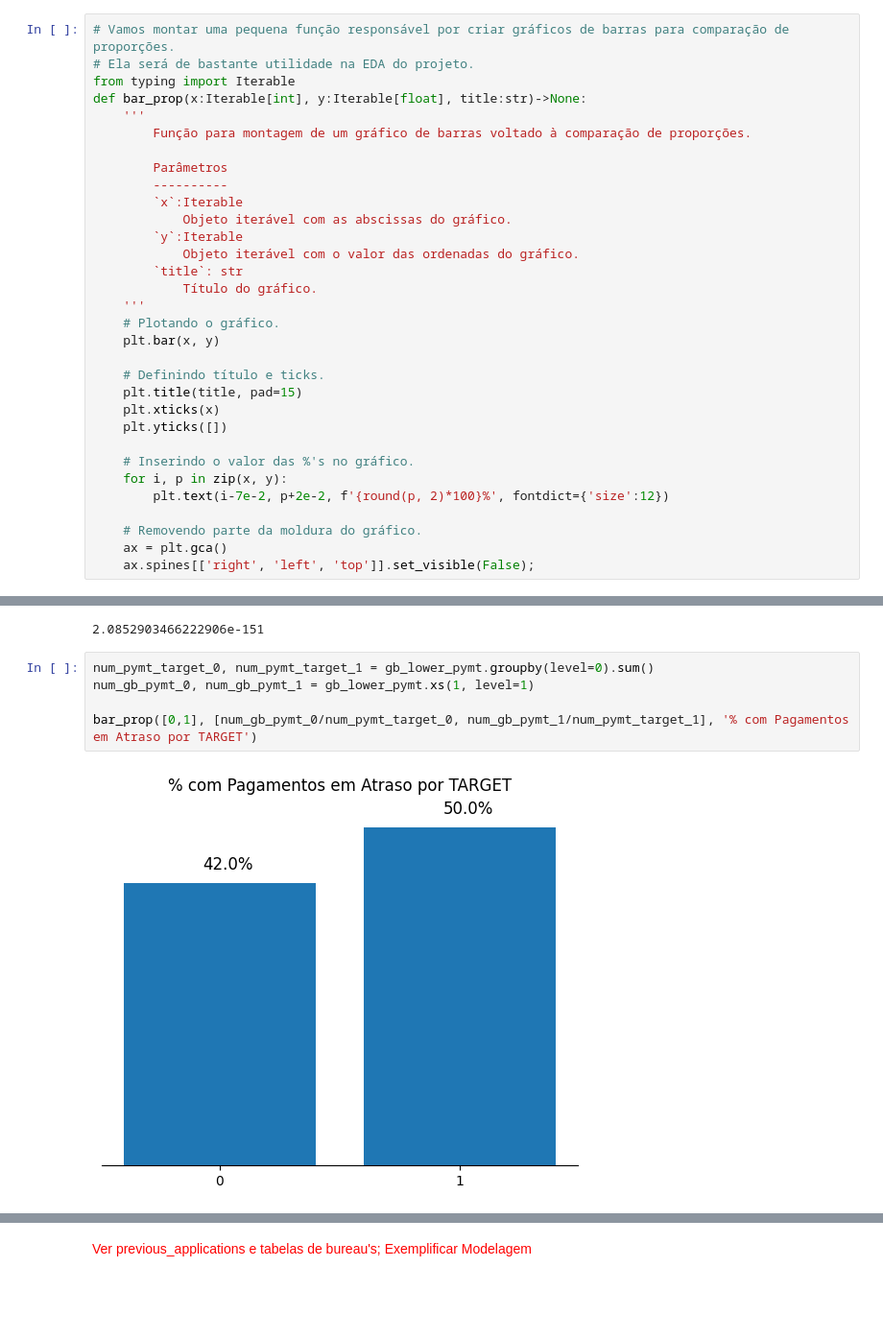
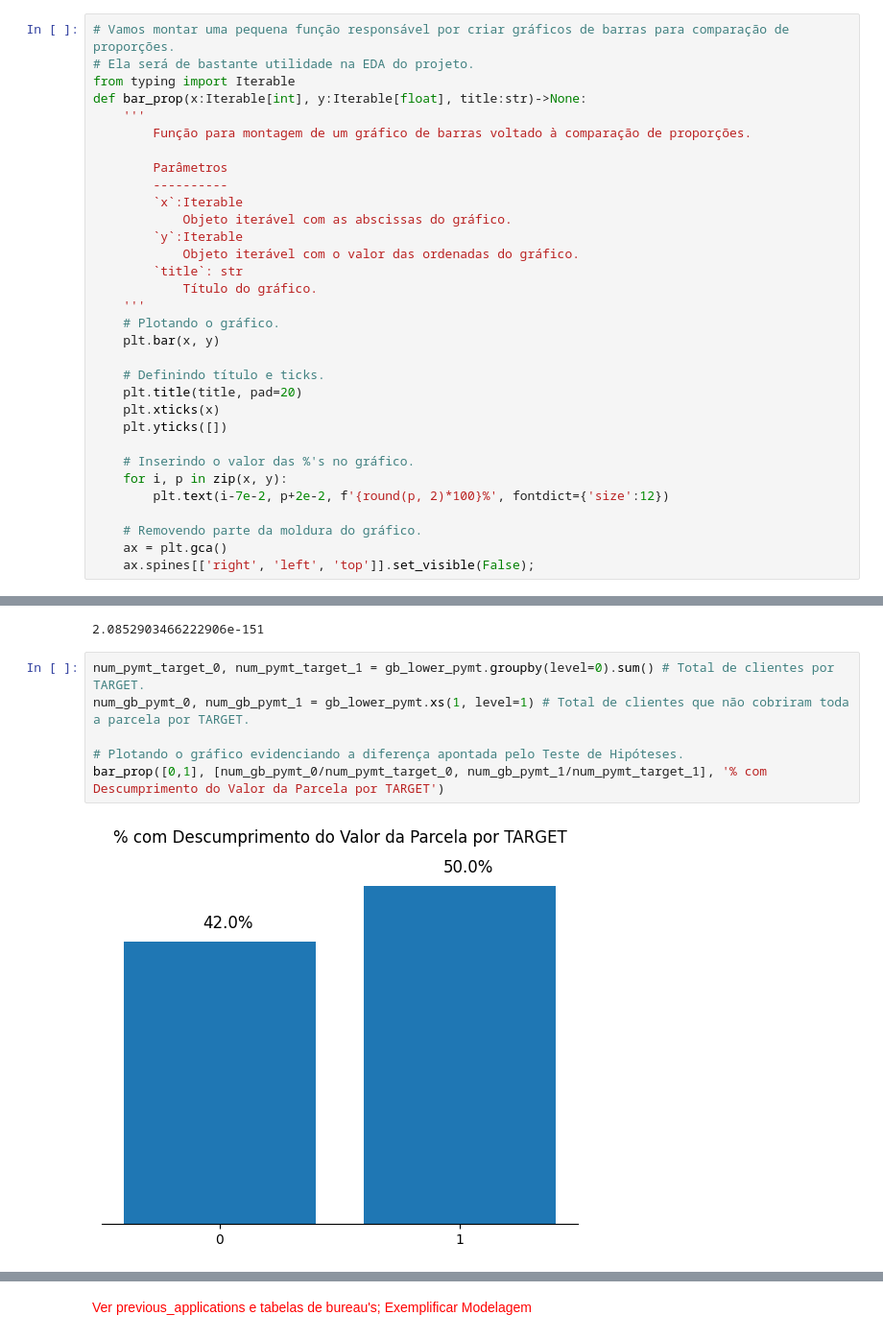
Before and after one commit to felipesveiga/home-loans, a Jupyter notebook: project/home-default.ipynb, the cells around one changed output, grey strips where cells are left out. Shown at 96% size. Cells and saved outputs as stored; diff of their text form; blank space fills up the shorter version.

```diff
--- a/project/home-default.ipynb
+++ b/project/home-default.ipynb
@@ -159,7 +159,7 @@ def bar_prop(x:Iterable[int], y:Iterable[float], title:str)->None:
     plt.bar(x, y)
 
     # Definindo título e ticks.
-    plt.title(title, pad=15)
+    plt.title(title, pad=20)
     plt.xticks(x)
     plt.yticks([])
 
@@ -367,10 +370,11 @@ hypo_prop(gb_lower_pymt, 1, 'smaller', 'ratio')
 # %% [output]
 2.0852903466222906e-151
 # %%
-num_pymt_target_0, num_pymt_target_1 = gb_lower_pymt.groupby(level=0).sum()
-num_gb_pymt_0, num_gb_pymt_1 = gb_lower_pymt.xs(1, level=1)
+num_pymt_target_0, num_pymt_target_1 = gb_lower_pymt.groupby(level=0).sum() # Total de clientes por TARGET.
+num_gb_pymt_0, num_gb_pymt_1 = gb_lower_pymt.xs(1, level=1) # Total de clientes que não cobriram toda a parcela por TARGET.
 
-bar_prop([0,1], [num_gb_pymt_0/num_pymt_target_0, num_gb_pymt_1/num_pymt_target_1], '% com Pagamentos em Atraso por TARGET')
+# Plotando o gráfico evidenciando a diferença apontada pelo Teste de Hipóteses.
+bar_prop([0,1], [num_gb_pymt_0/num_pymt_target_0, num_gb_pymt_1/num_pymt_target_1], '% com Descumprimento do Valor da Parcela por TARGET')
 # %% [output]
-[figure, old version]
+[figure, new version]
 # %% [markdown]
```
Also changed, not shown: parts of 14 cells of this notebook.
